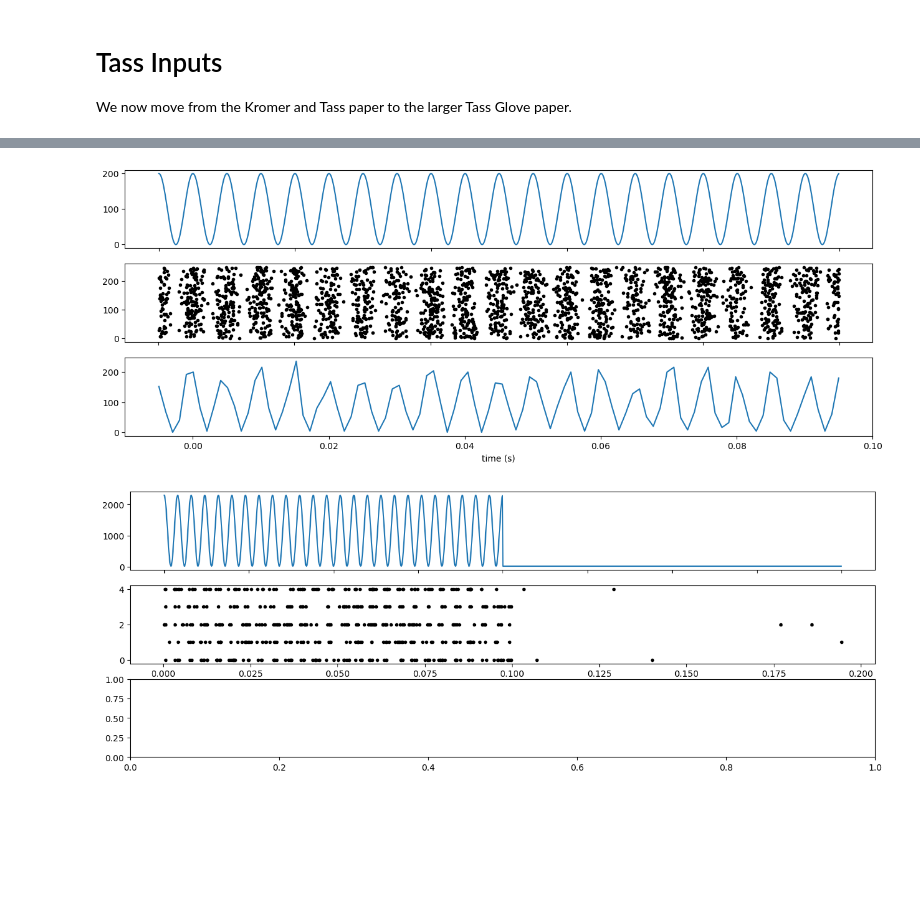
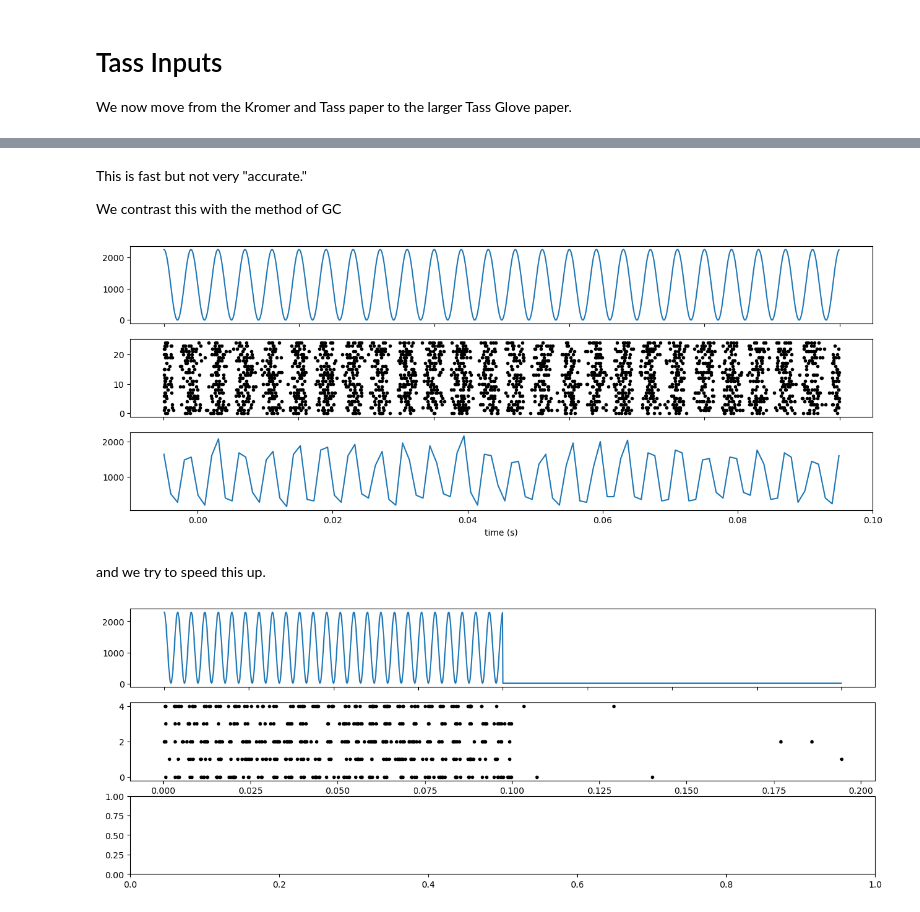
Before and after one commit to steve-cox-LA/EGlove, a Jupyter notebook: TassPlatform.ipynb, the cells around one changed output, grey strips where cells are left out. Saved outputs shown, nothing was run; the diff lists cells and outputs as text; code cells hidden in the pictures; blank space fills up the shorter version.

```diff
--- a/TassPlatform.ipynb
+++ b/TassPlatform.ipynb
@@ -712,3 +716,33 @@ ax4.tick_params(axis="y", labelcolor='r')
 \end{myfig}
 
 As our goal is to simulate networks with thousands of cells, with each cell receiving input from many others, we need a better way to manage our data and visualize our spikes.
+# %%
+# a better spike train maker
+
+import numpy as np
+import matplotlib.pyplot as plt
+import math
+
+Tfin = 2000
+dt = 0.1
+Nt = math.ceil(Tfin/dt)
+
+N = 10
+f_noise = 20
+rng = np.random.default_rng(42)
+next_noise = rng.exponential(1000.0 / f_noise, size=N)
+
+for j in range(1,Nt):
+
+    t = j*dt
+
+    events = np.where(next_noise <= t)[0]
+
+    if np.any(events):
+        n_events = events.size
+        plt.plot(t*np.ones(n_events), events,'k.')
+        next_noise[events] += rng.exponential(1000.0 / f_noise, size=n_events)
+
+plt.grid('on')
+plt.xlabel('t (ms)')
+plt.ylabel('cell number');
@@ -1625,5 +1472,9 @@ We now move from the Kromer and Tass paper to the larger Tass Glove paper.
+# %% [markdown]
+This is fast but not very "accurate."
+
+We contrast this with the method of GC
 # %%
-# inhomogeneous Poisson    rand_fig3.m in chapter 18 (directory   stocp)
+# inhomogeneous Poisson    rand_fig3.m in GC chapter 18 (directory   stocp)
 
 import numpy as np
 import matplotlib.pyplot as plt
@@ -1636,8 +1487,8 @@ plt.subplots_adjust(right=2, top=1, wspace=0.25)
 dt = 0.1e-3               # time step in s
 T = 0.1     # burst duration
 t_v = np.arange(0, T, dt) # 0:dt:T-dt
-f_s = 200                   # Hz
-y_v = 100*(np.cos(2*np.pi*f_s*t_v) + 1)
+f_s = 250                   # Hz
+y_v = 1130*(np.cos(2*np.pi*f_s*t_v) + 1)
 ax1.plot(t_v, y_v)
 ax1.set_xticklabels([])
 
@@ -1646,7 +1497,7 @@ y_vdt = y_v*dt         # speed up integration step below
 #m_vect = np.zeros(100)   # generate 10 ms bins (100*dt bins times 100 gives 1s)
 m_vect = np.zeros(100)   # generate 1 ms bins (100*dt bins times 100 gives 0.1s)
 
-n_sims = 250        # number of spike trains simulated
+n_sims = 25        # number of spike trains simulated
 for sims in range(n_sims):
 
     spk_ind = []
@@ -1654,34 +1505,36 @@ for sims in range(n_sims):
     thres = np.random.exponential(1)
     y_int = 0
 
     while ( ind < n_ind ):
         while ( (y_int < thres) and (ind < n_ind) ):
             y_int = y_int + y_vdt[ind]
             ind = ind + 1
 
         if ( y_int >= thres ):
             spk_ind.append(ind-1)
             # rounds to the nearest 1 ms bin
             mvind = math.floor((ind-1)/10)  #+1
             m_vect[mvind] = m_vect[mvind] + 1
             thres = np.random.exponential(1)
             y_int = 0
 
     for t in t_v[spk_ind]:
         ax2.plot(t,sims,'k.')
 
 ax2.set_xticklabels([])
 
 m_vect = m_vect/n_sims   # average spike number in each bin
 m_vect = m_vect*1000   # convert to firing rate, 1/10 ms = 100 spk/s
 
 # generate a time vector centered at the middle of each bin, 5, 15, 25, ...
 t_m = np.linspace(0,100,100)*1e-3
 t_m = t_m - 5e-3
 ax3.plot(t_m,m_vect)
 ax3.set_xlabel('time (s)');
 # %% [output]
-[figure, old version]
+[figure, new version]
+# %% [markdown]
+and we try to speed this up.
 # %%
 # the above with awkward
 
```
Also changed, not shown: parts of 15 cells of this notebook.
